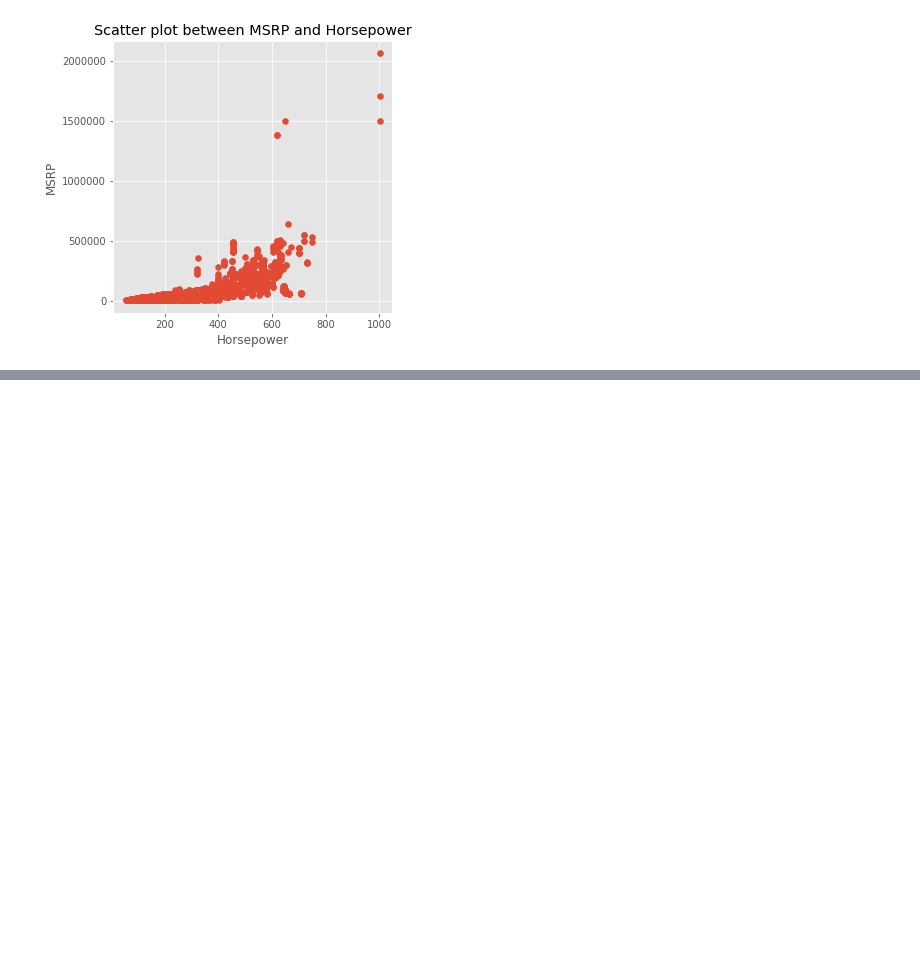
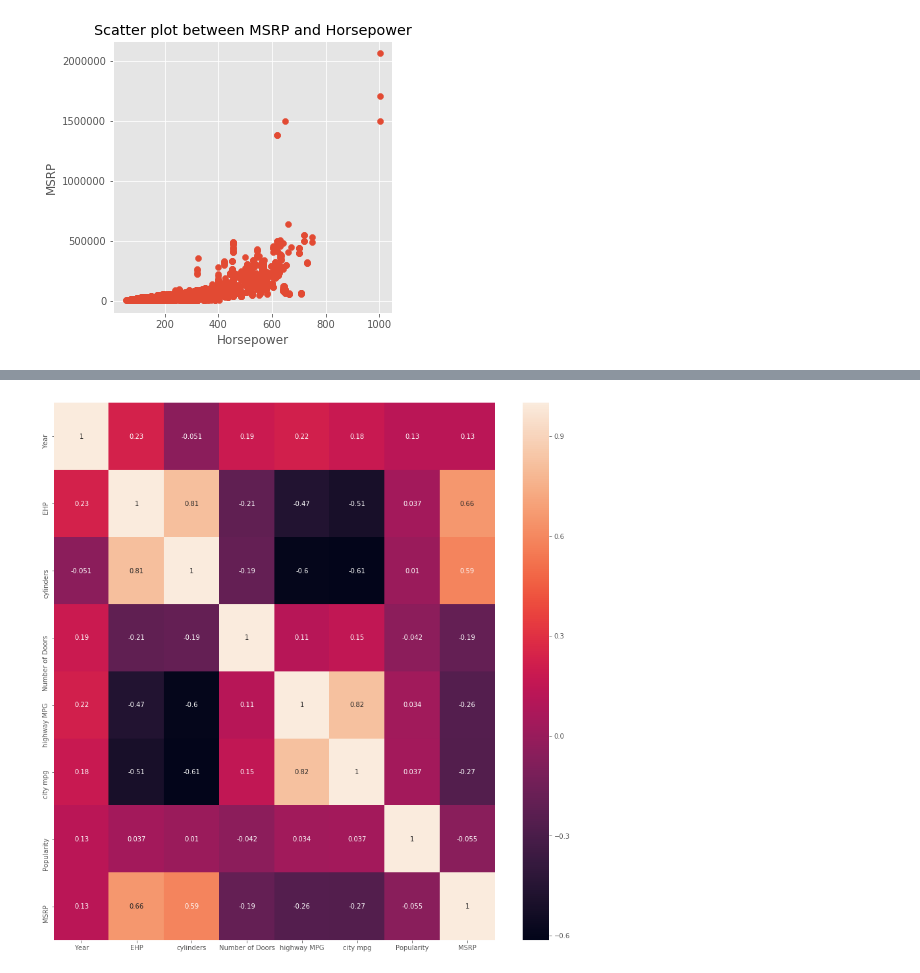
Before and after one commit to Amberlynnyandow/study-group-content, a Jupyter notebook: module_2/week_6_PT/Practice_Regression_nb.ipynb, the cells around one changed output, grey strips where cells are left out. Saved outputs shown, nothing was run; the diff lists cells and outputs as text; code cells hidden in the pictures; blank space fills up the shorter version.

```diff
--- a/module_2/week_6_PT/Practice_Regression_nb.ipynb
+++ b/module_2/week_6_PT/Practice_Regression_nb.ipynb
@@ -230,0 +269,5 @@ df.hist(figsize=(20,15));
+# %%
+plt.figure(figsize=[15,15])
+sns.heatmap(df.corr(),annot=True);
+# %% [output]
+[figure, added]
```
Also changed, not shown: parts of 9 cells of this notebook.
